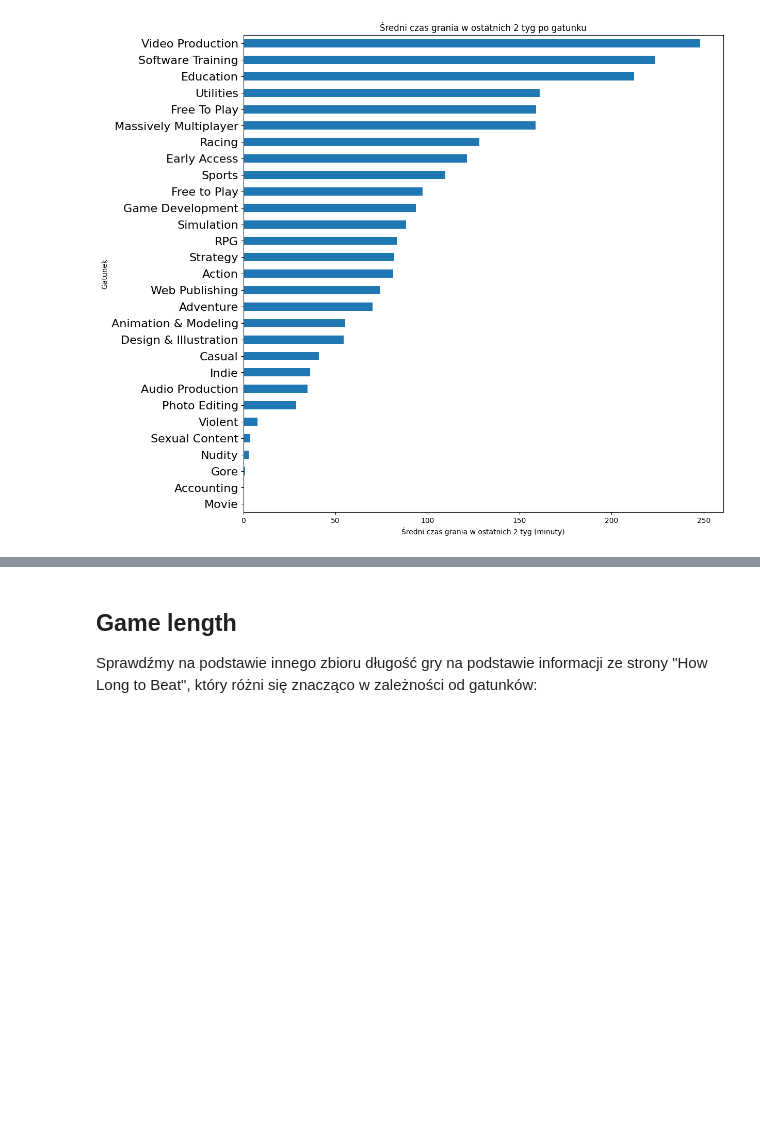
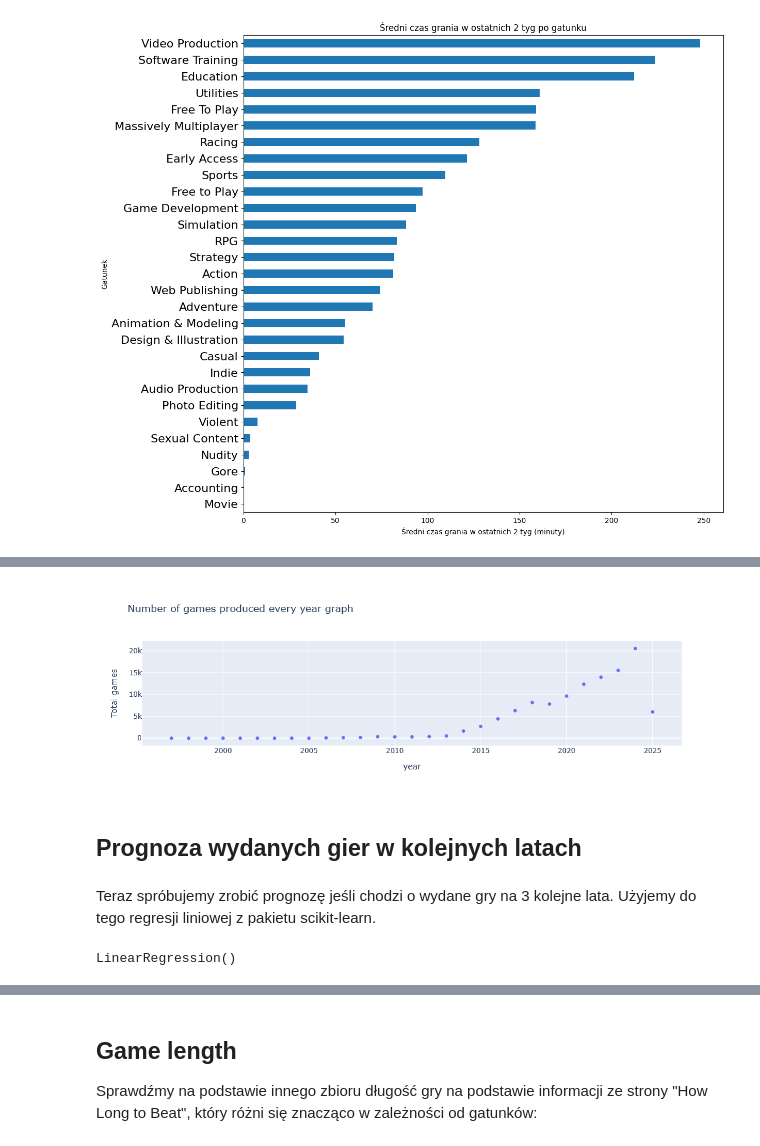
Before and after one commit to mateuszur/Game_Analysis, a Jupyter notebook: gamers_preferences_analysis.ipynb, the cells around one changed output, grey strips where cells are left out. Cells and saved outputs as stored; diff of their text form; code cells hidden in the pictures; blank space fills up the shorter version.

```diff
--- a/gamers_preferences_analysis.ipynb
+++ b/gamers_preferences_analysis.ipynb
@@ -655,0 +717,7 @@ plt.show()
+# %%
+df['Release date cleaned'] = pd.to_datetime(df['release_date'], errors='coerce')
+df['year'] = df['Release date cleaned'].dt.year
+years = df.groupby("year").agg({
+    "name":"count"
+}).reset_index()
+years.sort_values("name",ascending = False)
@@ -655,0 +742,20 @@ plt.show()
+# %%
+Number_of_games_produced_every_year_graph = px.scatter(years, x="year", y="Name", title='Number of games produced every year graph',
+  labels={ "Name": "Total games",})
+Number_of_games_produced_every_year_graph.show()
+# %% [output]
+[figure, added]
+# %% [markdown]
+## Prognoza wydanych gier w kolejnych latach
+# %% [markdown]
+Teraz spróbujemy zrobić prognozę jeśli chodzi o wydane gry na 3 kolejne lata. Użyjemy do tego regresji liniowej z pakietu scikit-learn.
+# %%
+# Przygotuj dane do modelu
+X = years['year'].values.reshape(-1, 1)
+y = years['name'].values
+
+# Tworzenie i trenowanie modelu
+model = LinearRegression()
+model.fit(X, y)
+# %% [output]
+LinearRegression()
```
Also changed, not shown: parts of 19 cells of this notebook.
